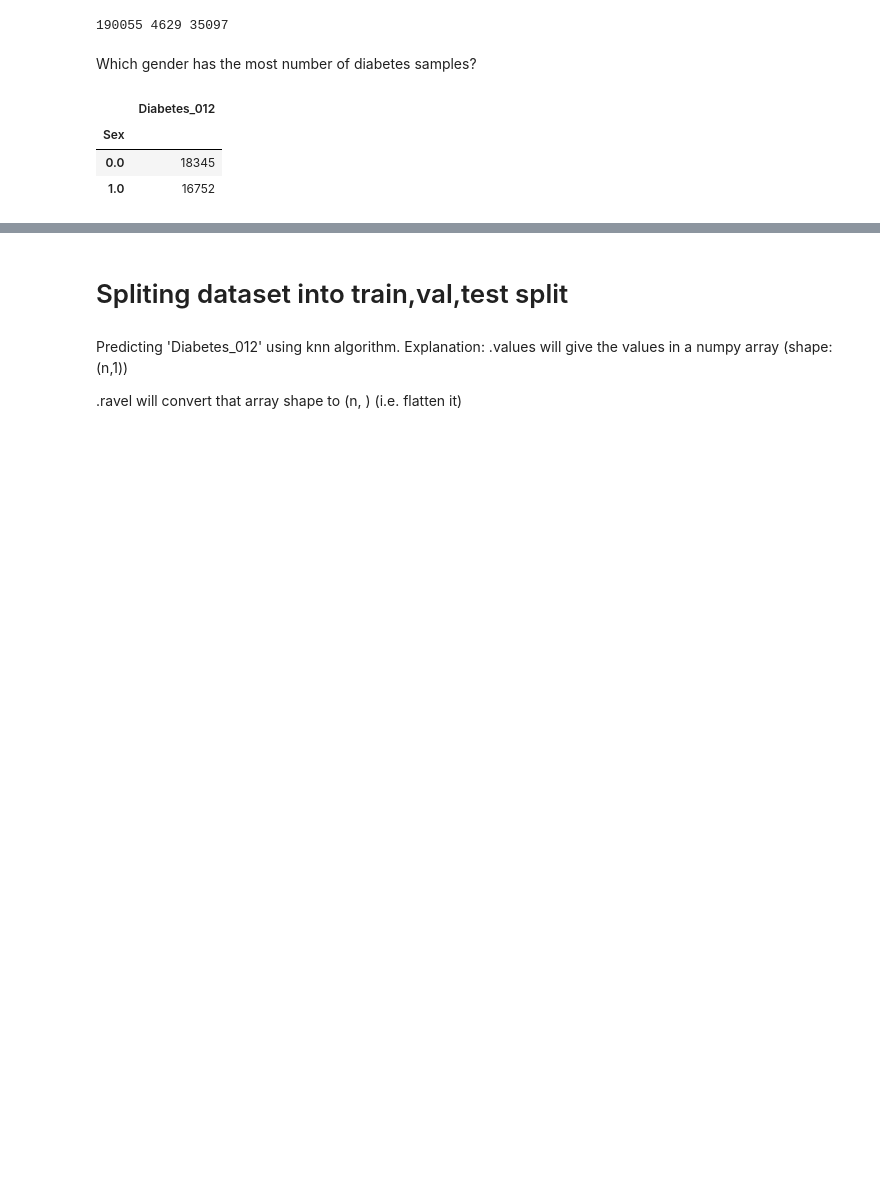
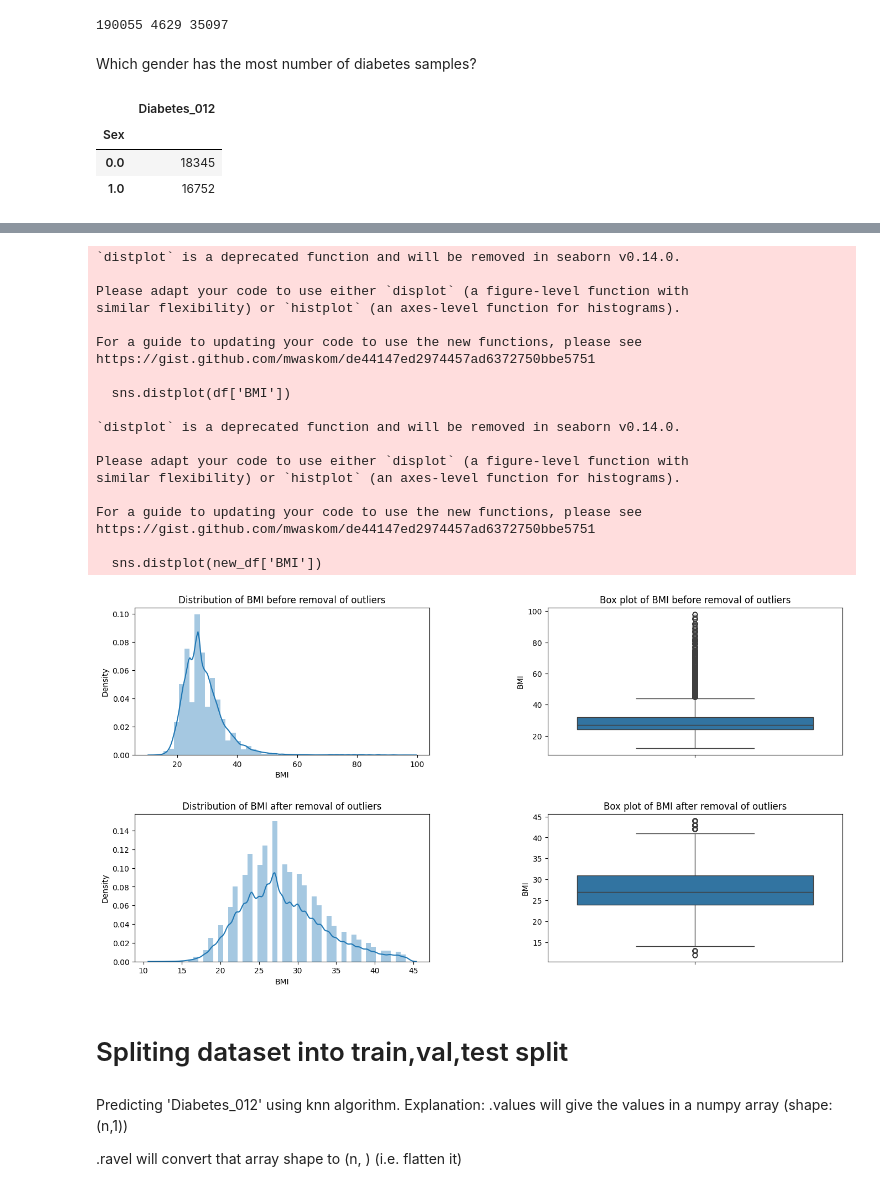
Before and after one commit to paya-alavi77/Diabetes, a Jupyter notebook: Diabetes.ipynb, the cells around one changed output, grey strips where cells are left out. Cells and saved outputs as stored; diff of their text form; code cells hidden in the pictures; blank space fills up the shorter version.

```diff
--- a/Diabetes.ipynb
+++ b/Diabetes.ipynb
@@ -343,0 +232,9 @@ df_class_2.groupby('Sex')[['Diabetes_012']].count()
+# %%
+first_quant = df['BMI'].quantile(0.25)
+third_quant = df['BMI'].quantile(0.75)
+iqr = third_quant - first_quant
+upper_limit = third_quant + 1.5 * iqr
+lower_limit = first_quant - 1.5 * iqr
+df[df['BMI'] > upper_limit]
+df[df['BMI'] < lower_limit]
+new_df = df[(df['BMI'] <= upper_limit) & (df['BMI'] >= lower_limit)]
@@ -343,0 +254,43 @@ df_class_2.groupby('Sex')[['Diabetes_012']].count()
+# %%
+plt.figure(figsize=(16,8))
+plt.subplot(2,2,1)
+sns.distplot(df['BMI'])
+plt.title("Distribution of BMI before removal of outliers")
+plt.subplot(2,2,2)
+sns.boxplot(df['BMI'])
+plt.title("Box plot of BMI before removal of outliers")
+
+plt.subplot(2,2,3)
+sns.distplot(new_df['BMI'])
+plt.title("Distribution of BMI after removal of outliers")
+plt.subplot(2,2,4)
+sns.boxplot(new_df['BMI'])
+plt.title("Box plot of BMI after removal of outliers")
+plt.subplots_adjust(left=0.1,
+                    bottom=0.1,
+                    right=0.9,
+                    top=0.9,
+                    wspace=0.4,
+                    hspace=0.4)
+plt.show()
+# %% [output]
+`distplot` is a deprecated function and will be removed in seaborn v0.14.0.
+
+Please adapt your code to use either `displot` (a figure-level function with
+similar flexibility) or `histplot` (an axes-level function for histograms).
+
+For a guide to updating your code to use the new functions, please see
+https://gist.github.com/mwaskom/de44147ed2974457ad6372750bbe5751
+
+  sns.distplot(df['BMI'])
+
+`distplot` is a deprecated function and will be removed in seaborn v0.14.0.
+
+Please adapt your code to use either `displot` (a figure-level function with
+similar flexibility) or `histplot` (an axes-level function for histograms).
+
+For a guide to updating your code to use the new functions, please see
+https://gist.github.com/mwaskom/de44147ed2974457ad6372750bbe5751
+
+  sns.distplot(new_df['BMI'])
+[figure, added]
```
Also changed, not shown: parts of 9 cells of this notebook.
